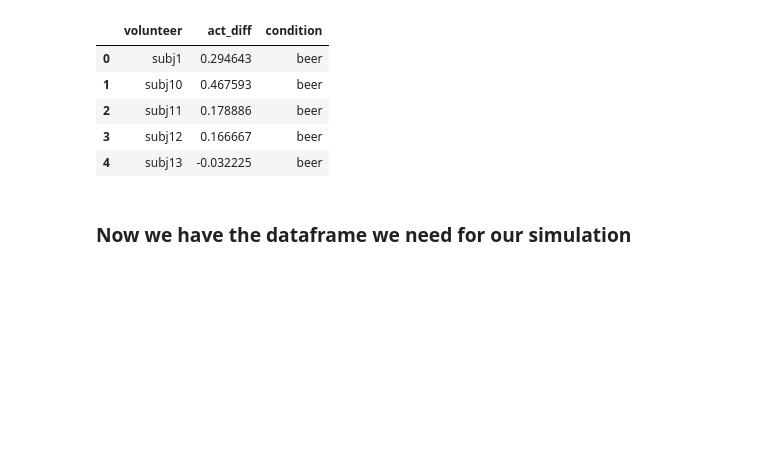
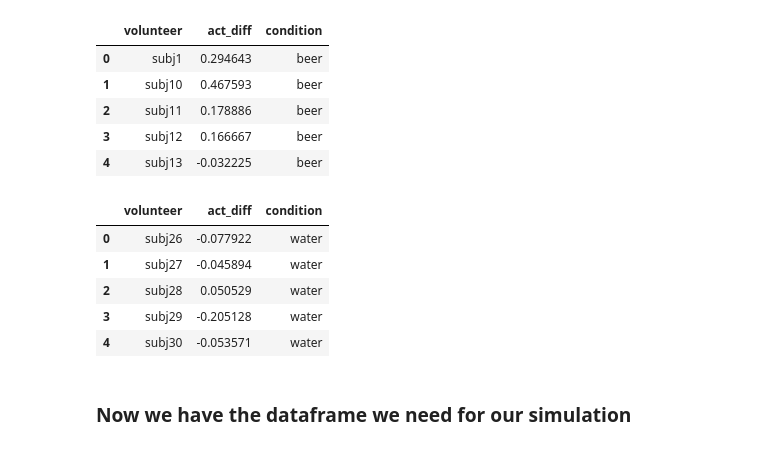
Before and after one commit to olsonac/data_science_for_brain_and_behaviour_26-27, a Jupyter notebook: Lectures/wk7_2_permutation_tests2/permutation_tests.ipynb, the cells around one changed output. Saved outputs shown, nothing was run; the diff lists cells and outputs as text; code cells hidden in the pictures; blank space fills up the shorter version.

```diff
--- a/Lectures/wk7_2_permutation_tests2/permutation_tests.ipynb
+++ b/Lectures/wk7_2_permutation_tests2/permutation_tests.ipynb
@@ -663,6 +656,16 @@ beer_data.head()
 | 2 | subj11 | 0.178886 | beer |
 | 3 | subj12 | 0.166667 | beer |
 | 4 | subj13 | -0.032225 | beer |
+# %%
+beer_water = pd.concat([water_data,beer_data])
+beer_water.head()
+# %% [output]
+|  | volunteer | act_diff | condition |
+| 0 | subj26 | -0.077922 | water |
+| 1 | subj27 | -0.045894 | water |
+| 2 | subj28 | 0.050529 | water |
+| 3 | subj29 | -0.205128 | water |
+| 4 | subj30 | -0.053571 | water |
 # %% [markdown]
 ### Now we have the dataframe we need for our simulation
 # %% [markdown]
```
Also changed, not shown: parts of 7 cells of this notebook, 2 other files.
